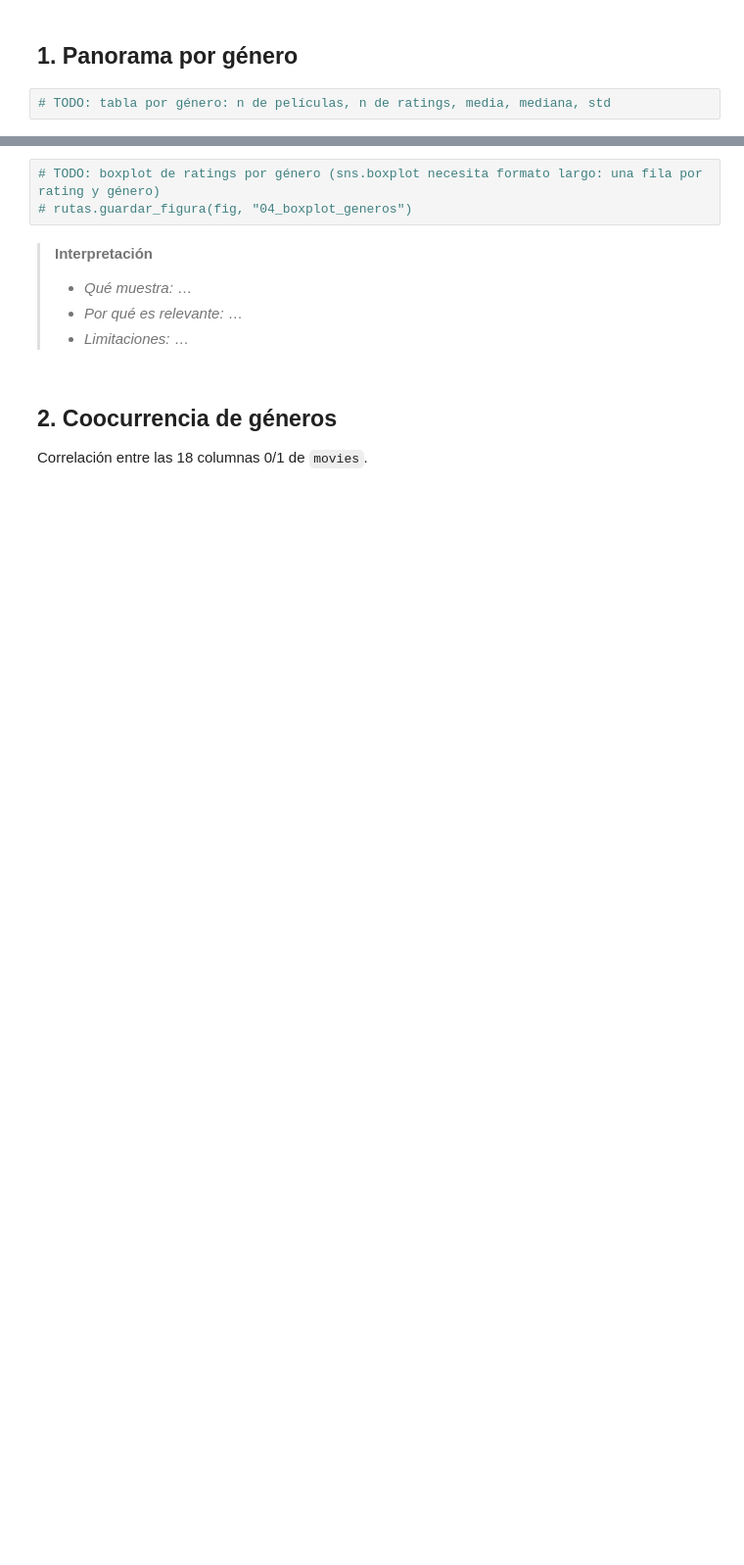
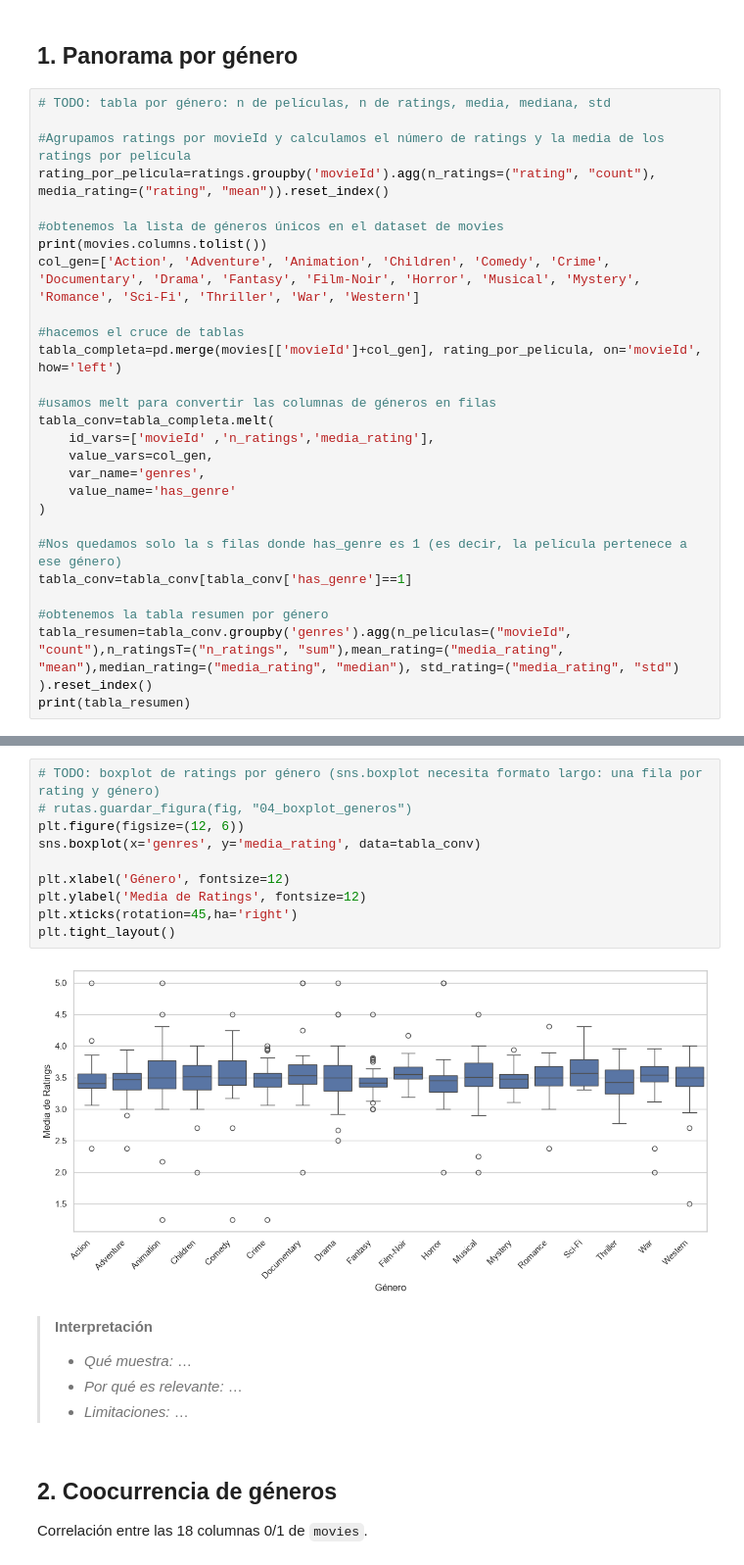
Before and after one commit to srandres-git/movielens-proyecto-integrador, a Jupyter notebook: notebooks/04_afinidades_generos.ipynb, the cells around one changed output, grey strips where cells are left out. Shown at 98% size. Drawn from its saved outputs; the diff is of its cells as text; blank space fills up the shorter version.

Commit message:
Se agrega parte de afinidades por género

```diff
--- a/notebooks/04_afinidades_generos.ipynb
+++ b/notebooks/04_afinidades_generos.ipynb
@@ -34,3 +43,28 @@ print(movies.shape, ratings.shape)
 ## 1. Panorama por género
 # %%
 # TODO: tabla por género: n de películas, n de ratings, media, mediana, std
+
+#Agrupamos ratings por movieId y calculamos el número de ratings y la media de los ratings por película
+rating_por_pelicula=ratings.groupby('movieId').agg(n_ratings=("rating", "count"), media_rating=("rating", "mean")).reset_index()
+
+#obtenemos la lista de géneros únicos en el dataset de movies
+print(movies.columns.tolist())
+col_gen=['Action', 'Adventure', 'Animation', 'Children', 'Comedy', 'Crime', 'Documentary', 'Drama', 'Fantasy', 'Film-Noir', 'Horror', 'Musical', 'Mystery', 'Romance', 'Sci-Fi', 'Thriller', 'War', 'Western']
+
+#hacemos el cruce de tablas
+tabla_completa=pd.merge(movies[['movieId']+col_gen], rating_por_pelicula, on='movieId', how='left')
+
+#usamos melt para convertir las columnas de géneros en filas
+tabla_conv=tabla_completa.melt(
+    id_vars=['movieId' ,'n_ratings','media_rating'],
+    value_vars=col_gen,
+    var_name='genres',
+    value_name='has_genre'
+)
+
+#Nos quedamos solo la s filas donde has_genre es 1 (es decir, la película pertenece a ese género)
+tabla_conv=tabla_conv[tabla_conv['has_genre']==1]
+
+#obtenemos la tabla resumen por género
+tabla_resumen=tabla_conv.groupby('genres').agg(n_peliculas=("movieId", "count"),n_ratingsT=("n_ratings", "sum"),mean_rating=("media_rating", "mean"),median_rating=("media_rating", "median"), std_rating=("media_rating", "std") ).reset_index()
+print(tabla_resumen)
@@ -37,6 +89,15 @@ print(movies.shape, ratings.shape)
 # %%
 # TODO: boxplot de ratings por género (sns.boxplot necesita formato largo: una fila por rating y género)
 # rutas.guardar_figura(fig, "04_boxplot_generos")
+plt.figure(figsize=(12, 6))
+sns.boxplot(x='genres', y='media_rating', data=tabla_conv)
+
+plt.xlabel('Género', fontsize=12)
+plt.ylabel('Media de Ratings', fontsize=12)
+plt.xticks(rotation=45,ha='right')
+plt.tight_layout()
+# %% [output]
+[figure, added]
 # %% [markdown]
 > **Interpretación**
 > - *Qué muestra:* …
```
Also changed, not shown: parts of 8 cells of this notebook, 6 other files.
